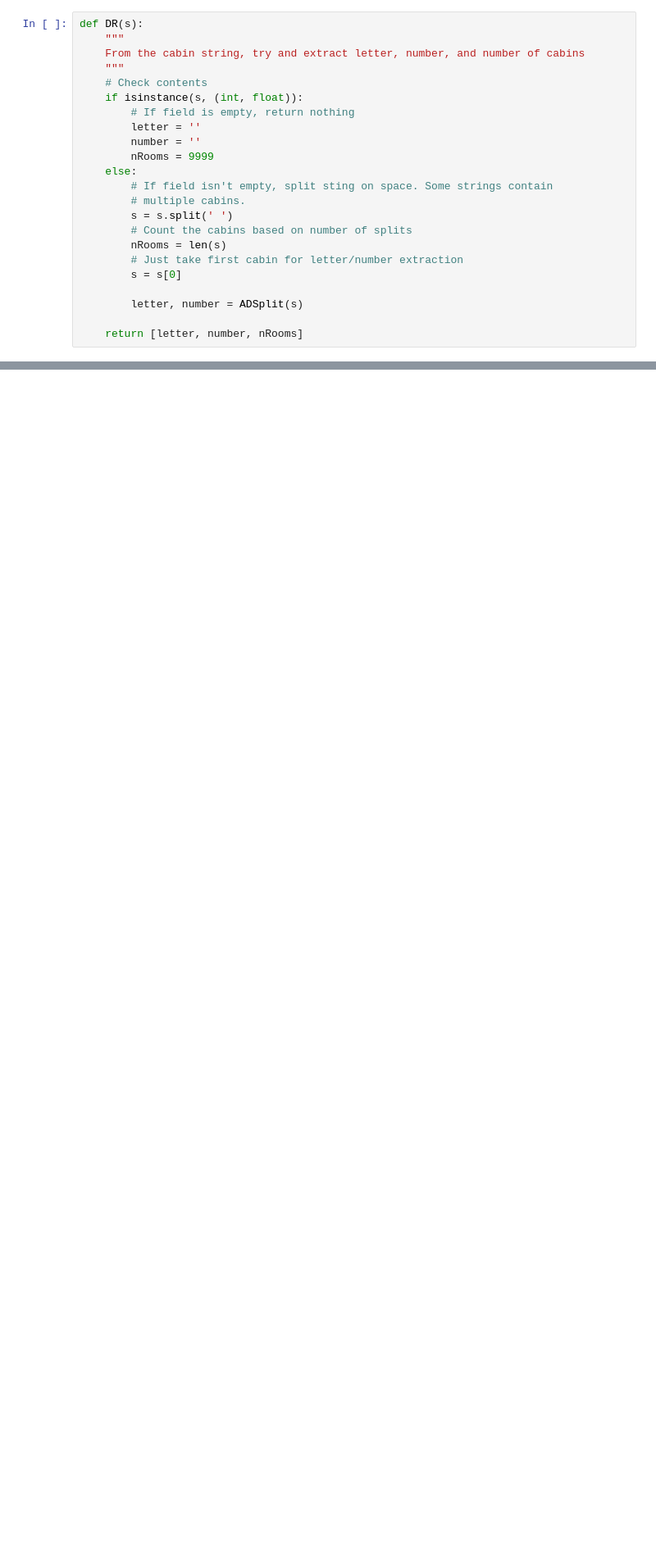
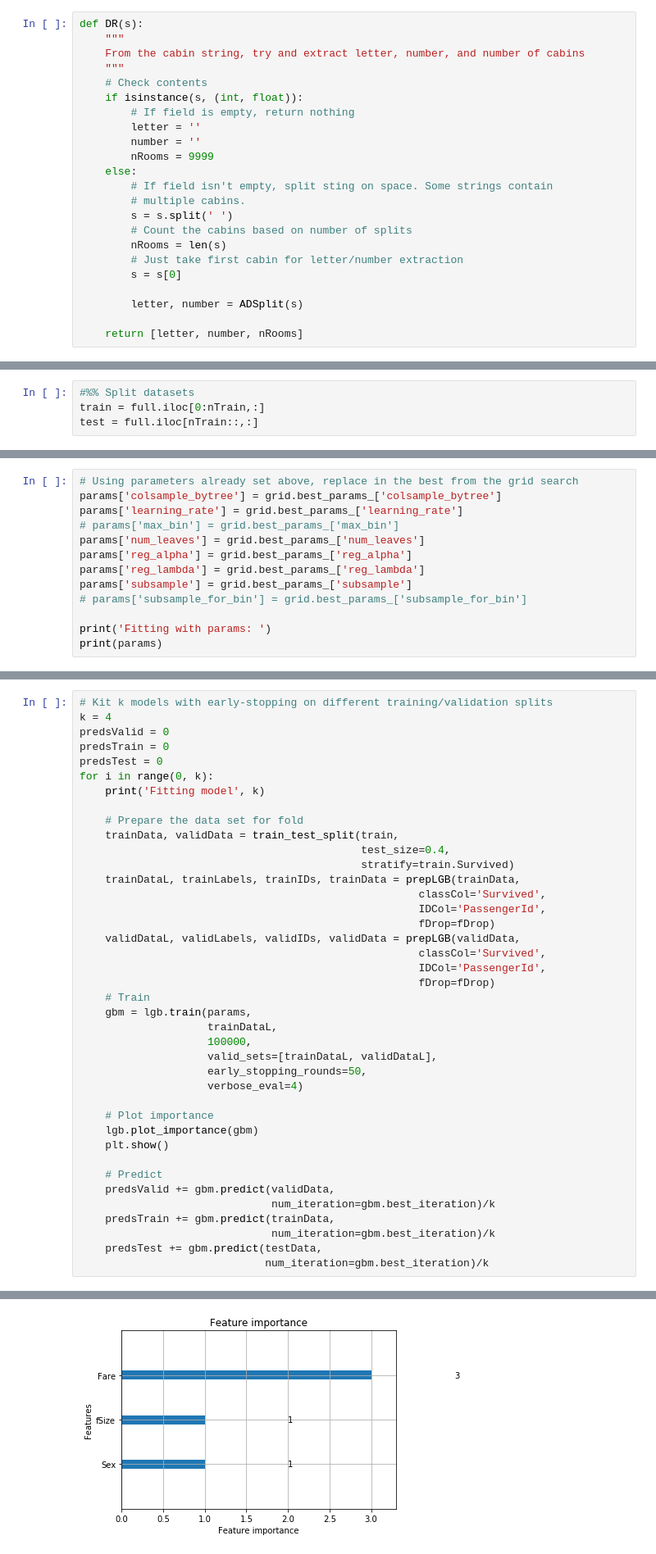
Before and after one commit to phusdt/LightGBM, a Jupyter notebook: Microsoft LightGBM with parameter tuning (~0.823).ipynb, the cells around one changed output, grey strips where cells are left out. Shown at 82% size. Drawn from its saved outputs; the diff is of its cells as text; blank space fills up the shorter version.

Commit message:
fit model

```diff
--- a/Microsoft LightGBM with parameter tuning (~0.823).ipynb
+++ b/Microsoft LightGBM with parameter tuning (~0.823).ipynb
@@ -140,0 +267,4 @@ full
+# %%
+#%% Split datasets
+train = full.iloc[0:nTrain,:]
+test = full.iloc[nTrain::,:]
@@ -140,0 +426,13 @@ full
+# %%
+# Using parameters already set above, replace in the best from the grid search
+params['colsample_bytree'] = grid.best_params_['colsample_bytree']
+params['learning_rate'] = grid.best_params_['learning_rate']
+# params['max_bin'] = grid.best_params_['max_bin']
+params['num_leaves'] = grid.best_params_['num_leaves']
+params['reg_alpha'] = grid.best_params_['reg_alpha']
+params['reg_lambda'] = grid.best_params_['reg_lambda']
+params['subsample'] = grid.best_params_['subsample']
+# params['subsample_for_bin'] = grid.best_params_['subsample_for_bin']
+
+print('Fitting with params: ')
+print(params)
@@ -140,0 +442,41 @@ full
+# %%
+# Kit k models with early-stopping on different training/validation splits
+k = 4
+predsValid = 0
+predsTrain = 0
+predsTest = 0
+for i in range(0, k):
+    print('Fitting model', k)
+
+    # Prepare the data set for fold
+    trainData, validData = train_test_split(train,
+                                            test_size=0.4,
+                                            stratify=train.Survived)
+    trainDataL, trainLabels, trainIDs, trainData = prepLGB(trainData,
+                                                     classCol='Survived',
+                                                     IDCol='PassengerId',
+                                                     fDrop=fDrop)
+    validDataL, validLabels, validIDs, validData = prepLGB(validData,
+                                                     classCol='Survived',
+                                                     IDCol='PassengerId',
+                                                     fDrop=fDrop)
+    # Train
+    gbm = lgb.train(params,
+                    trainDataL,
+                    100000,
+                    valid_sets=[trainDataL, validDataL],
+                    early_stopping_rounds=50,
+                    verbose_eval=4)
+
+    # Plot importance
+    lgb.plot_importance(gbm)
+    plt.show()
+
+    # Predict
+    predsValid += gbm.predict(validData,
+                              num_iteration=gbm.best_iteration)/k
+    predsTrain += gbm.predict(trainData,
+                              num_iteration=gbm.best_iteration)/k
+    predsTest += gbm.predict(testData,
+                             num_iteration=gbm.best_iteration)/k
+# %% [output]
@@ -140,0 +500 @@ full
+[figure, added]
```
Also changed, not shown: parts of 16 cells of this notebook.
